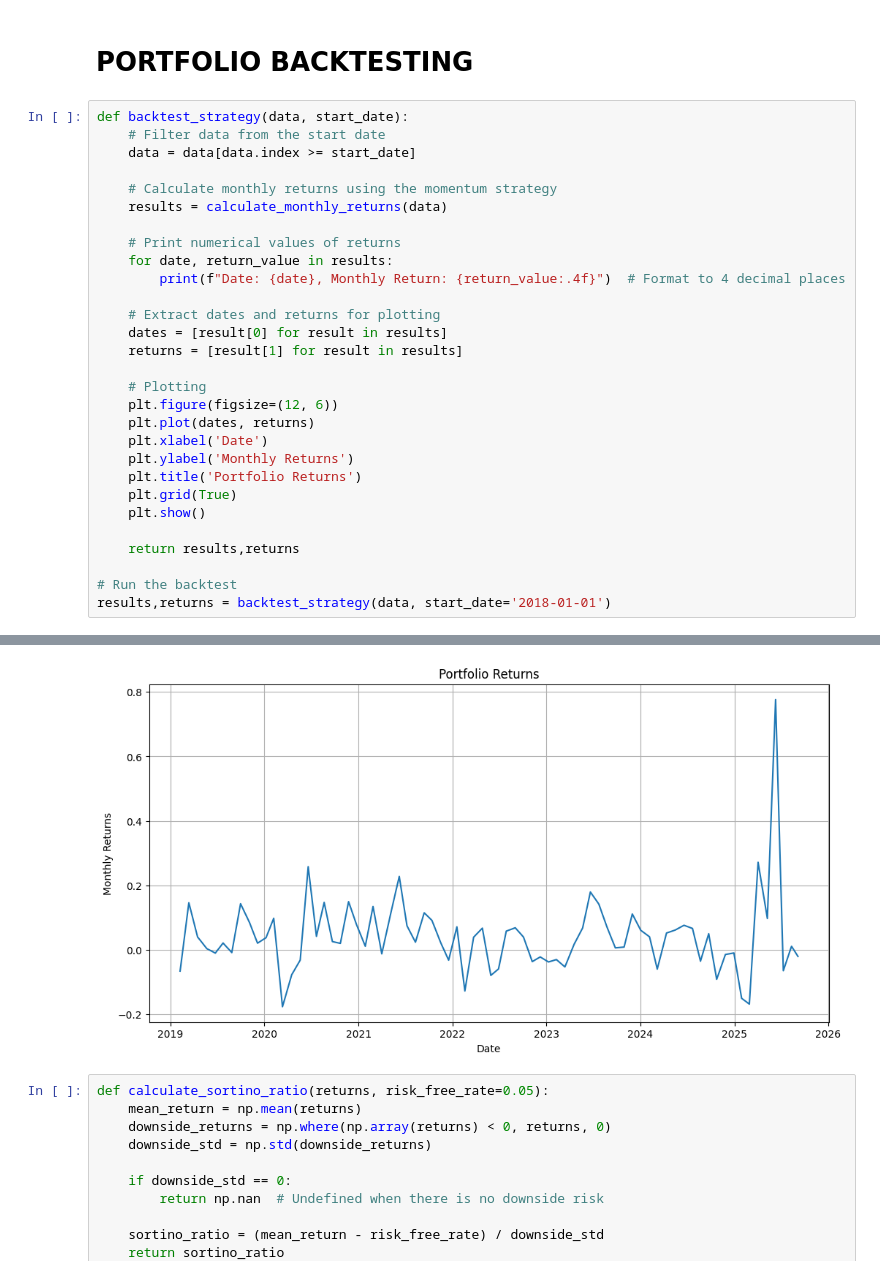
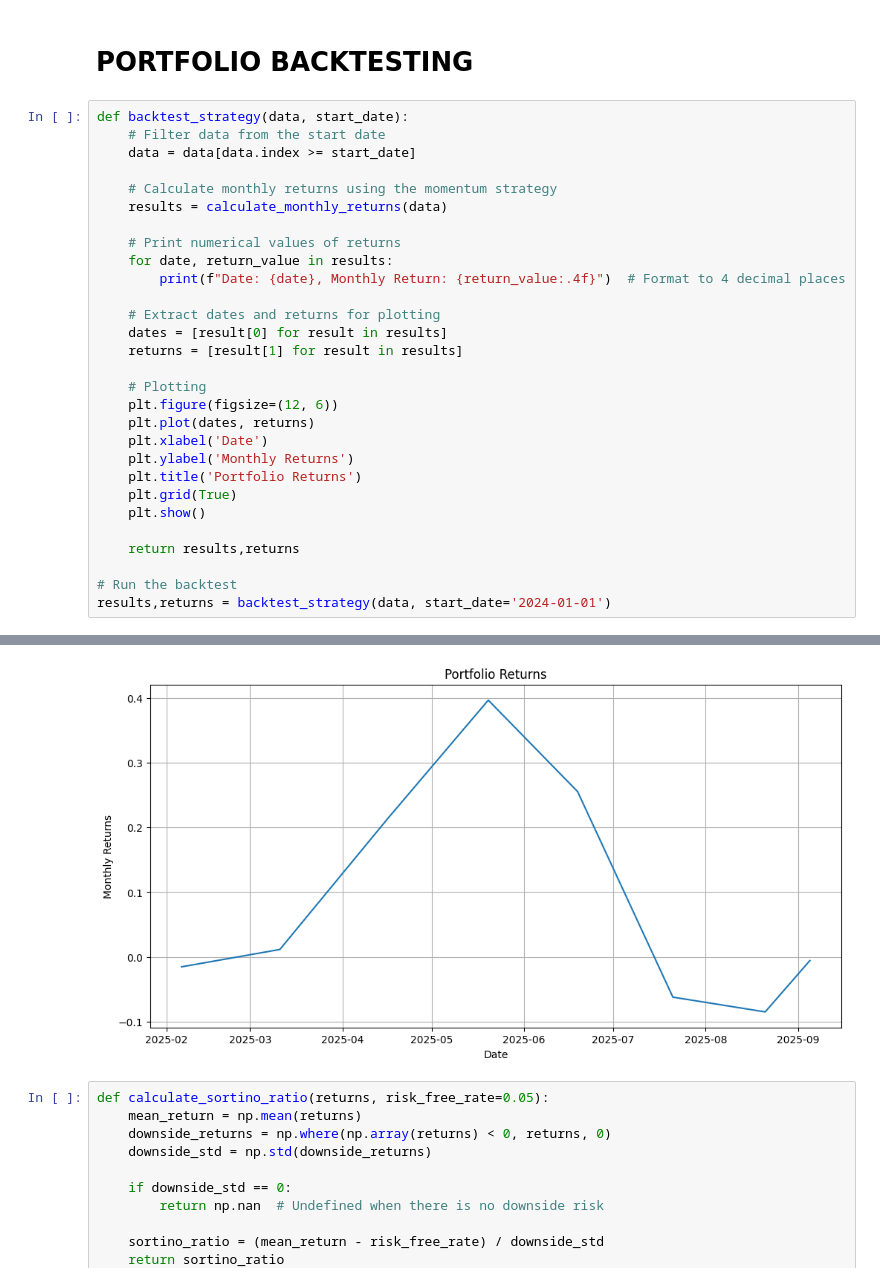
Before and after one commit to parthr09/Momentum-investing, a Jupyter notebook: Momentum_Portfolio.ipynb, the cells around one changed output, grey strips where cells are left out. Cells and saved outputs as stored; diff of their text form.

```diff
--- a/Momentum_Portfolio.ipynb
+++ b/Momentum_Portfolio.ipynb
@@ -436,5 +436,5 @@ def backtest_strategy(data, start_date):
     return results,returns
 
 # Run the backtest
-results,returns = backtest_strategy(data, start_date='2018-01-01')
+results,returns = backtest_strategy(data, start_date='2024-01-01')
 # %% [output]
@@ -458,4 +449,4 @@ Date: 2025-09-05 00:00:00, Monthly Return: -0.0207
-[figure, old version]
+[figure, new version]
 # %%
 def calculate_sortino_ratio(returns, risk_free_rate=0.05):
     mean_return = np.mean(returns)
```
Also changed, not shown: parts of 9 cells of this notebook.
